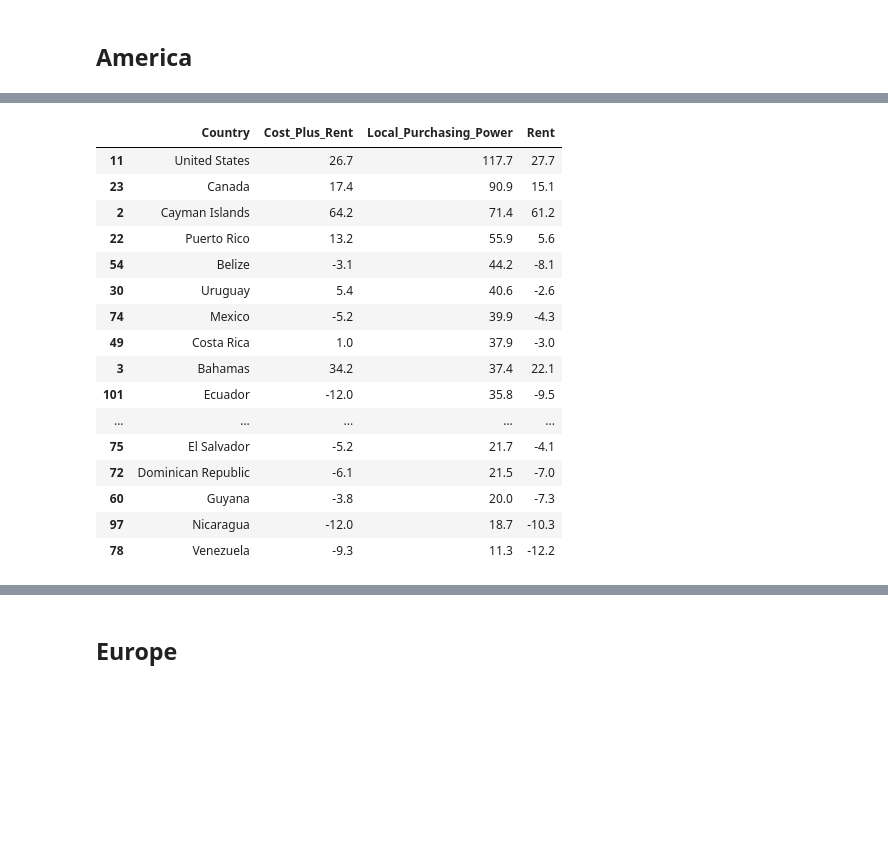
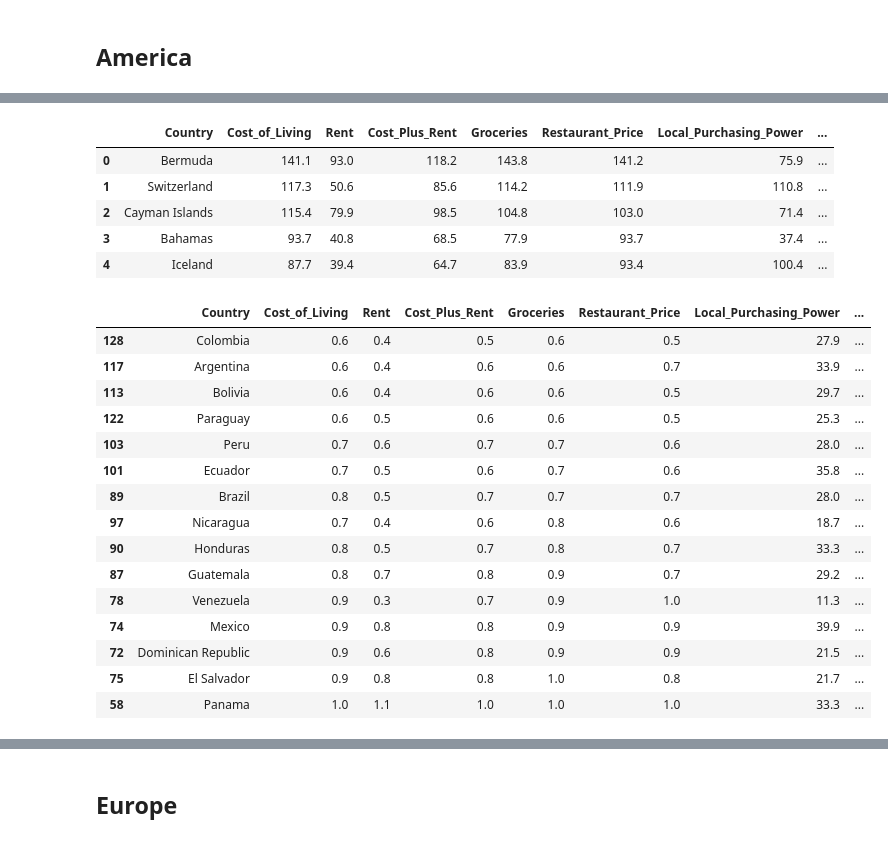
Before and after one commit to EdwLearn/BestCountry, a Jupyter notebook: 2. Cost of Living.ipynb, the cells around one changed output, grey strips where cells are left out. Saved outputs shown, nothing was run; the diff lists cells and outputs as text; code cells hidden in the pictures; blank space fills up the shorter version.

```diff
--- a/2. Cost of Living.ipynb
+++ b/2. Cost of Living.ipynb
@@ -845,0 +822,4 @@ highest_local_ame[['Country', 'Cost_of_Living', 'Local_Purchasing_Power']].sort_
+# %%
+df_america['Difference'] = df_america['Local_Purchasing_Power'] - df_america['Cost_Plus_Rent']
+
+df_america.head()
@@ -846,23 +838,40 @@ highest_local_ame[['Country', 'Cost_of_Living', 'Local_Purchasing_Power']].sort_
+# %%
+df_cost_des['Difference'] = df_cost_des['Local_Purchasing_Power'] - df_cost_des['Cost_Plus_Rent']
+
+df_cost_des.head()
+# %% [output]
+|  | Country | Cost_of_Living | Rent | Cost_Plus_Rent | Groceries | Restaurant_Price | Local_Purchasing_Power | ... |
+| 0 | Bermuda | 141.1 | 93.0 | 118.2 | 143.8 | 141.2 | 75.9 | ... |
+| 1 | Switzerland | 117.3 | 50.6 | 85.6 | 114.2 | 111.9 | 110.8 | ... |
+| 2 | Cayman Islands | 115.4 | 79.9 | 98.5 | 104.8 | 103.0 | 71.4 | ... |
+| 3 | Bahamas | 93.7 | 40.8 | 68.5 | 77.9 | 93.7 | 37.4 | ... |
+| 4 | Iceland | 87.7 | 39.4 | 64.7 | 83.9 | 93.4 | 100.4 | ... |
 # %%
 # Filtrar países donde el Local_Purchasing_Power es mayor que el Cost_of_Living
-best_countries_americas = df_america[df_america['Local_Purchasing_Power'] > df_america['Cost_Plus_Rent']]
+lowest_price_americas = (
+    df_america[df_america['Local_Purchasing_Power'] > df_america['Cost_Plus_Rent']]
+)
 
-best_countries_americas[['Country', 'Cost_Plus_Rent', 'Local_Purchasing_Power', 'Rent']].sort_values('Local_Purchasing_Power', ascending=False)
+# filter countries that have a low groceries cost
+lowest_groceries_americas = df_america.sort_values('Groceries', ascending=True).head(15)
+
+best_countries_americas  = lowest_groceries_americas[lowest_groceries_americas.isin(lowest_price_americas)].dropna()
+
+best_countries_americas
 # %% [output]
-|  | Country | Cost_Plus_Rent | Local_Purchasing_Power | Rent |
-| 11 | United States | 26.7 | 117.7 | 27.7 |
-| 23 | Canada | 17.4 | 90.9 | 15.1 |
-| 2 | Cayman Islands | 64.2 | 71.4 | 61.2 |
-| 22 | Puerto Rico | 13.2 | 55.9 | 5.6 |
-| 54 | Belize | -3.1 | 44.2 | -8.1 |
-| 30 | Uruguay | 5.4 | 40.6 | -2.6 |
-| 74 | Mexico | -5.2 | 39.9 | -4.3 |
-| 49 | Costa Rica | 1.0 | 37.9 | -3.0 |
-| 3 | Bahamas | 34.2 | 37.4 | 22.1 |
-| 101 | Ecuador | -12.0 | 35.8 | -9.5 |
-| ... | ... | ... | ... | ... |
-| 75 | El Salvador | -5.2 | 21.7 | -4.1 |
-| 72 | Dominican Republic | -6.1 | 21.5 | -7.0 |
-| 60 | Guyana | -3.8 | 20.0 | -7.3 |
-| 97 | Nicaragua | -12.0 | 18.7 | -10.3 |
-| 78 | Venezuela | -9.3 | 11.3 | -12.2 |
+|  | Country | Cost_of_Living | Rent | Cost_Plus_Rent | Groceries | Restaurant_Price | Local_Purchasing_Power | ... |
+| 128 | Colombia | 0.6 | 0.4 | 0.5 | 0.6 | 0.5 | 27.9 | ... |
+| 117 | Argentina | 0.6 | 0.4 | 0.6 | 0.6 | 0.7 | 33.9 | ... |
+| 113 | Bolivia | 0.6 | 0.4 | 0.6 | 0.6 | 0.5 | 29.7 | ... |
+| 122 | Paraguay | 0.6 | 0.5 | 0.6 | 0.6 | 0.5 | 25.3 | ... |
+| 103 | Peru | 0.7 | 0.6 | 0.7 | 0.7 | 0.6 | 28.0 | ... |
+| 101 | Ecuador | 0.7 | 0.5 | 0.6 | 0.7 | 0.6 | 35.8 | ... |
+| 89 | Brazil | 0.8 | 0.5 | 0.7 | 0.7 | 0.7 | 28.0 | ... |
+| 97 | Nicaragua | 0.7 | 0.4 | 0.6 | 0.8 | 0.6 | 18.7 | ... |
+| 90 | Honduras | 0.8 | 0.5 | 0.7 | 0.8 | 0.7 | 33.3 | ... |
+| 87 | Guatemala | 0.8 | 0.7 | 0.8 | 0.9 | 0.7 | 29.2 | ... |
+| 78 | Venezuela | 0.9 | 0.3 | 0.7 | 0.9 | 1.0 | 11.3 | ... |
+| 74 | Mexico | 0.9 | 0.8 | 0.8 | 0.9 | 0.9 | 39.9 | ... |
+| 72 | Dominican Republic | 0.9 | 0.6 | 0.8 | 0.9 | 0.9 | 21.5 | ... |
+| 75 | El Salvador | 0.9 | 0.8 | 0.8 | 1.0 | 0.8 | 21.7 | ... |
+| 58 | Panama | 1.0 | 1.1 | 1.0 | 1.0 | 1.0 | 33.3 | ... |
```
Also changed, not shown: parts of 61 cells of this notebook.
